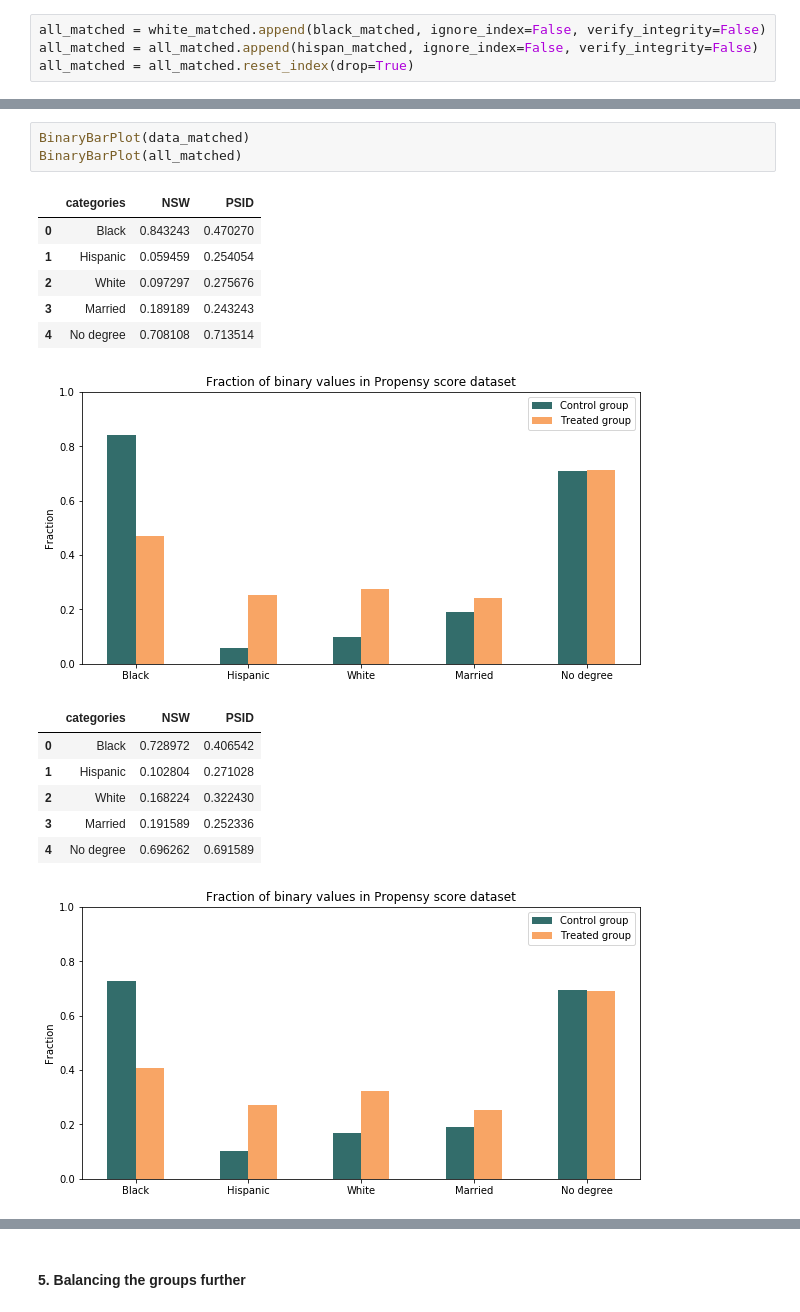
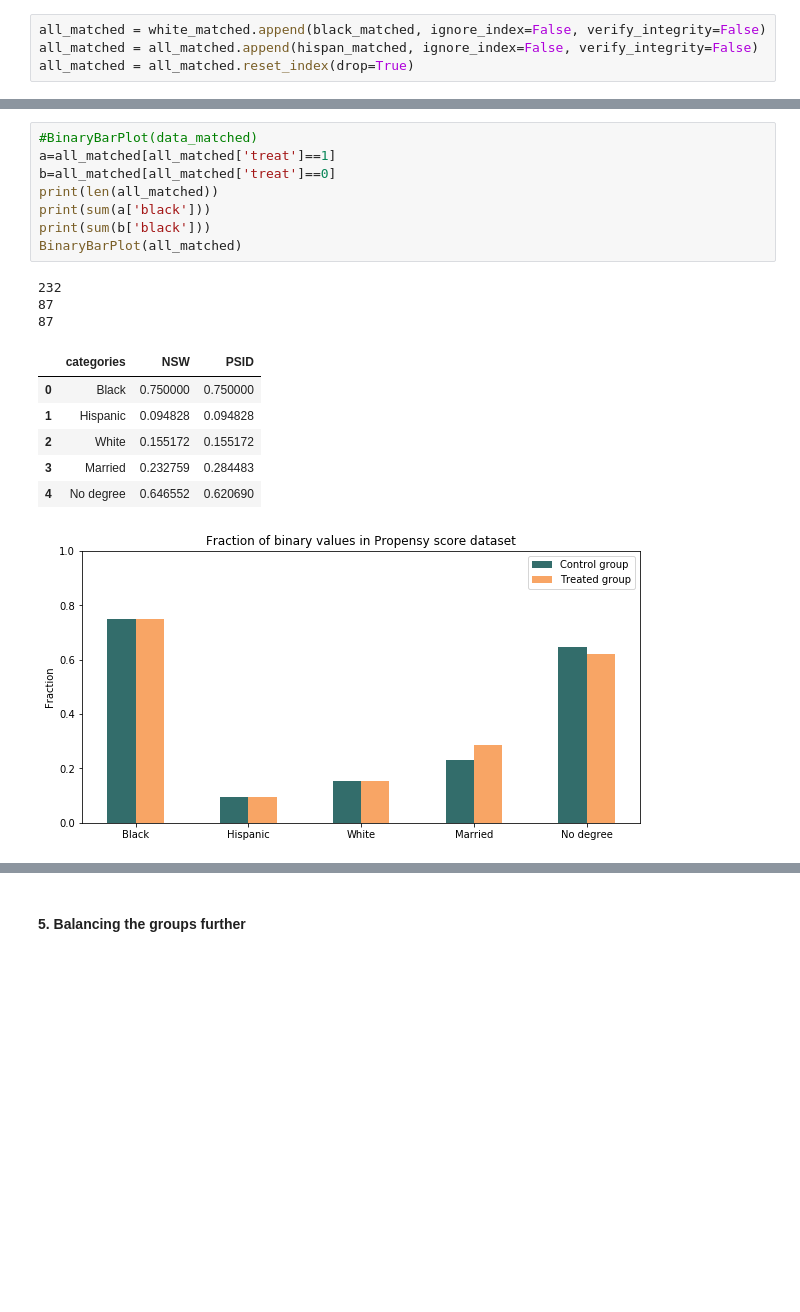
Before and after one commit to Babas10/ADA_JEX2017, a Jupyter notebook: HomeWork/04 - Applied ML/H4.ipynb, the cells around one changed output, grey strips where cells are left out. Cells and saved outputs as stored; diff of their text form; blank space fills up the shorter version.

```diff
--- a/HomeWork/04 - Applied ML/H4.ipynb
+++ b/HomeWork/04 - Applied ML/H4.ipynb
@@ -683,21 +640,22 @@ DataFrameHistogram(all_matched,'Intra Ratial Matched Data')
-# %%
-BinaryBarPlot(data_matched)
-BinaryBarPlot(all_matched)
-# %% [output]
-|  | categories | NSW | PSID |
-| 0 | Black | 0.843243 | 0.470270 |
-| 1 | Hispanic | 0.059459 | 0.254054 |
-| 2 | White | 0.097297 | 0.275676 |
-| 3 | Married | 0.189189 | 0.243243 |
-| 4 | No degree | 0.708108 | 0.713514 |
-[figure, removed]
-|  | categories | NSW | PSID |
-| 0 | Black | 0.728972 | 0.406542 |
-| 1 | Hispanic | 0.102804 | 0.271028 |
-| 2 | White | 0.168224 | 0.322430 |
-| 3 | Married | 0.191589 | 0.252336 |
-| 4 | No degree | 0.696262 | 0.691589 |
-[figure, removed]
+# %%
+#BinaryBarPlot(data_matched)
+a=all_matched[all_matched['treat']==1]
+b=all_matched[all_matched['treat']==0]
+print(len(all_matched))
+print(sum(a['black']))
+print(sum(b['black']))
+BinaryBarPlot(all_matched)
+# %% [output]
+232
+87
+87
+|  | categories | NSW | PSID |
+| 0 | Black | 0.750000 | 0.750000 |
+| 1 | Hispanic | 0.094828 | 0.094828 |
+| 2 | White | 0.155172 | 0.155172 |
+| 3 | Married | 0.232759 | 0.284483 |
+| 4 | No degree | 0.646552 | 0.620690 |
+[figure, added]
 # %%
 display(all_matched)
 # %% [output]
```
Also changed, not shown: parts of 17 cells of this notebook.
